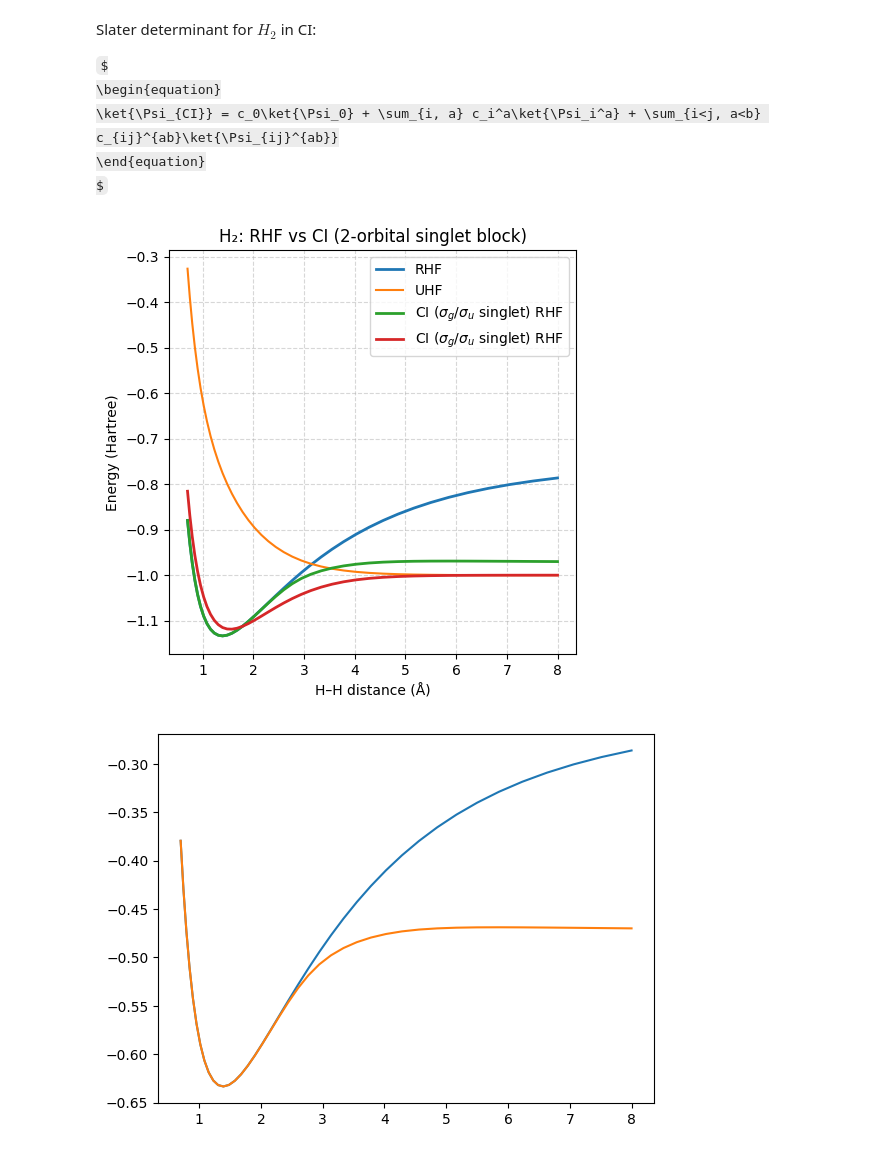
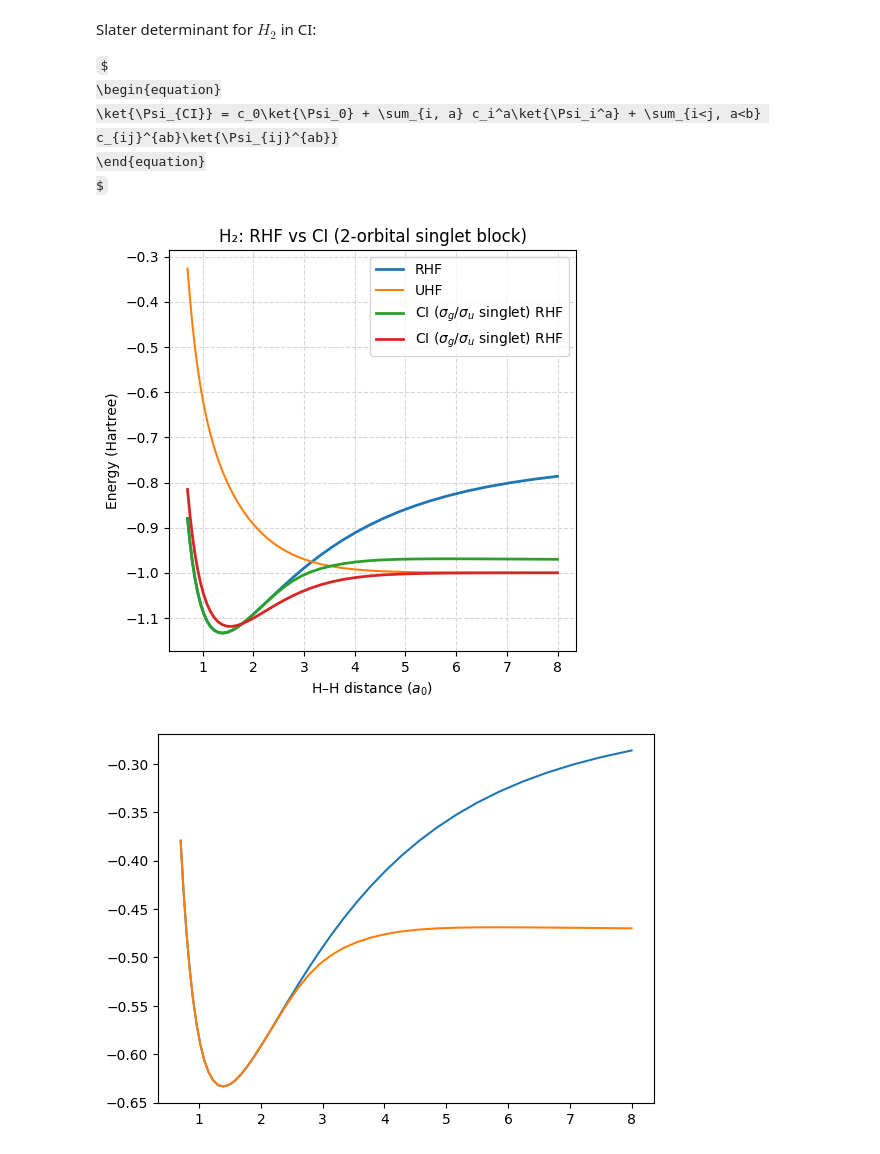
Before and after one commit to gvansan/Computational-Physics-Project-Exam-2026, a Jupyter notebook: Greg_test.ipynb, the cells around one changed output. Drawn from its saved outputs; the diff is of its cells as text; code cells hidden in the pictures; some formulas as TeX source.

```diff
--- a/Greg_test.ipynb
+++ b/Greg_test.ipynb
@@ -216,35 +216,35 @@ for R, data in zip(dists, datas, strict=False):
 
     E_ci_rhf.append(eigvals_rhf[0] + 1.0 / R)  # add nuclear repulsion
     E_ci_uhf.append(eigvals_uhf[0] + 1.0 / R)  # add nuclear repulsion
 
     eigvecs_rhf.append(eigvec_rhf)
     eigvecs_uhf.append(eigvec_uhf)
 
 E_rhf = np.array(E_rhf)
 E_ci_rhf  = np.array(E_ci_rhf)
 E_ci_uhf  = np.array(E_ci_uhf)
 eigvecs_rhf  = np.array(eigvecs_rhf)
 eigvecs_uhf  = np.array(eigvecs_uhf)
 
 def plot_CI_energies():
     # --- Plot ---
     plt.figure(figsize=(5,5))
     plt.plot(dists, E_rhf, label="RHF", lw=2)
     plt.plot(dists, E_uhf, label="UHF")
     plt.plot(dists, E_ci_rhf,  label=r"CI ($\sigma_g/\sigma_u$ singlet) RHF", lw=2)
     plt.plot(dists, E_ci_uhf,  label=r"CI ($\sigma_g/\sigma_u$ singlet) RHF", lw=2)
-    plt.xlabel("H–H distance (Å)")
+    plt.xlabel(r"H–H distance ($a_0$)")
     plt.ylabel("Energy (Hartree)")
     plt.title("H₂: RHF vs CI (2-orbital singlet block)")
     plt.legend()
     plt.grid(True, ls="--", alpha=0.5)
     plt.tight_layout()
     plt.savefig("rhf_vs_ci.png", dpi=200)
     plt.show()
 
 plot_CI_energies()
 # %% [output]
-[figure, old version]
+[figure, new version]
 # %%
 hartree = 27.211386245981 #eV
 H_atom = -13.6 #eV
```
Also changed, not shown: parts of 4 cells of this notebook, 1 other file.
